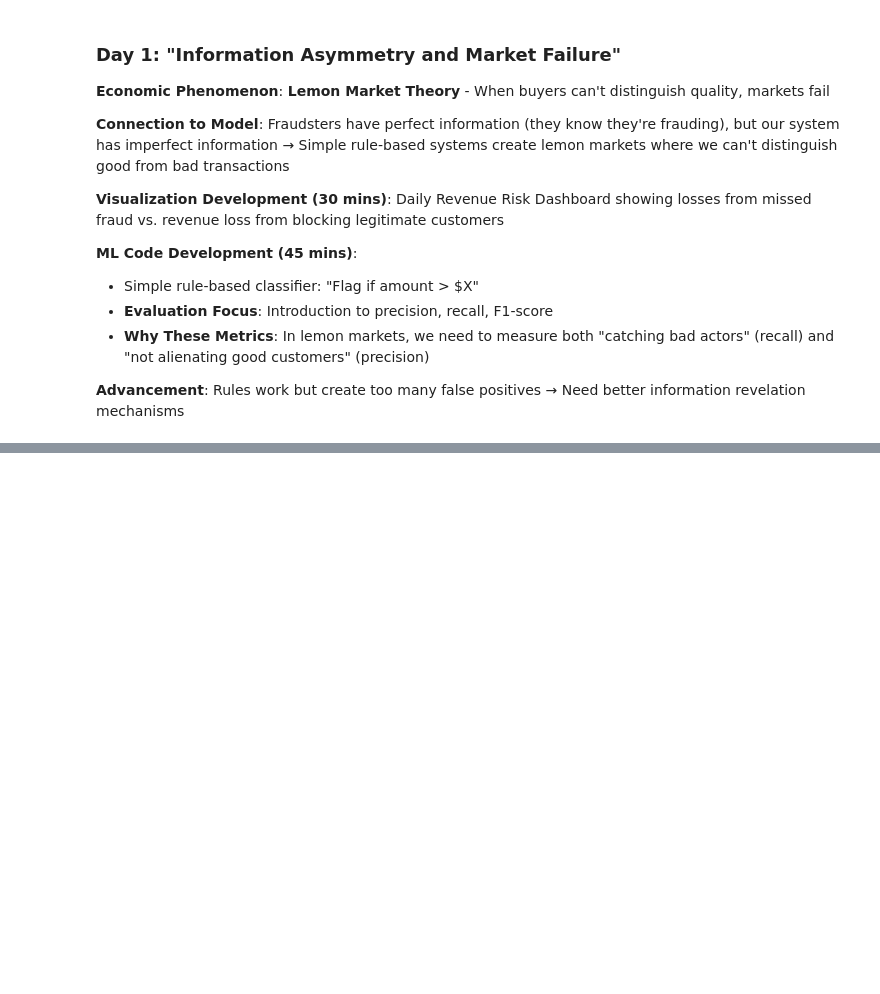
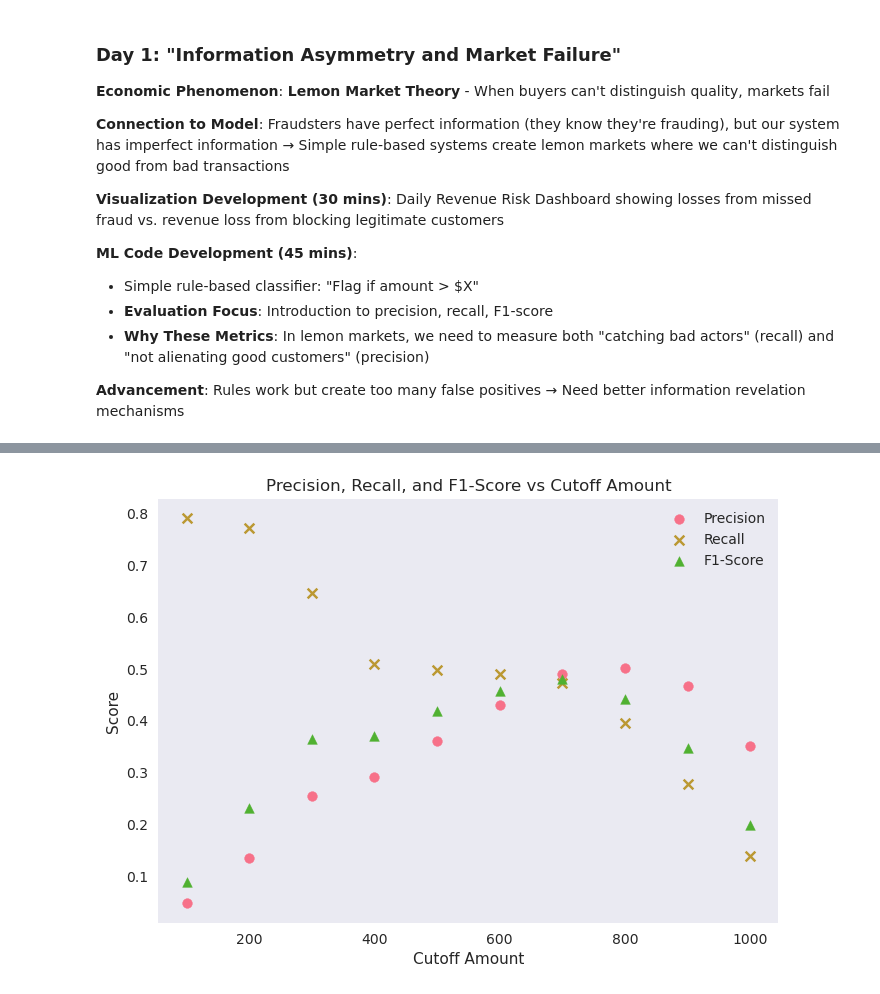
Before and after one commit to haoyang-s-impact/fraud_detection, a Jupyter notebook: fraud_detection_day1.ipynb, the cells around one changed output, grey strips where cells are left out. Cells and saved outputs as stored; diff of their text form; code cells hidden in the pictures; blank space fills up the shorter version.

```diff
--- a/fraud_detection_day1.ipynb
+++ b/fraud_detection_day1.ipynb
@@ -100,0 +186,17 @@ F1-Score: 0.419 (Harmonic mean of precision and recall)
+# %%
+y_true = df['is_fraud']
+precisions = []
+recalls = []
+f1s = []
+
+for cutoff in [100, 200, 300, 400, 500, 600, 700, 800, 900, 1000]:
+    y_pred = df['amt'].apply(lambda x: simple_rule_classifier(x, cutoff))
+    precision = precision_score(y_true, y_pred)
+    recall = recall_score(y_true, y_pred)
+    f1 = f1_score(y_true, y_pred)
+
+    precisions.append(precision)
+    recalls.append(recall)
+    f1s.append(f1)
+
+    print(f"Cutoff: {cutoff}, Precision: {precision:.3f}, Recall: {recall:.3f}, F1-Score: {f1:.3f}")
@@ -100,0 +214,13 @@ F1-Score: 0.419 (Harmonic mean of precision and recall)
+# %%
+plt.scatter(x=range(100, 1100, 100), y=precisions, label='Precision', marker='-o-')
+plt.scatter(x=range(100, 1100, 100), y=recalls, label='Recall', marker='-x-')
+plt.scatter(x=range(100, 1100, 100), y=f1s, label='F1-Score', marker='-^-')
+
+plt.xlabel('Cutoff Amount')
+plt.ylabel('Score')
+plt.title('Precision, Recall, and F1-Score vs Cutoff Amount')
+plt.legend()
+plt.grid()
+plt.show()
+# %% [output]
+[figure, added]
```
Also changed, not shown: parts of 20 cells of this notebook.
